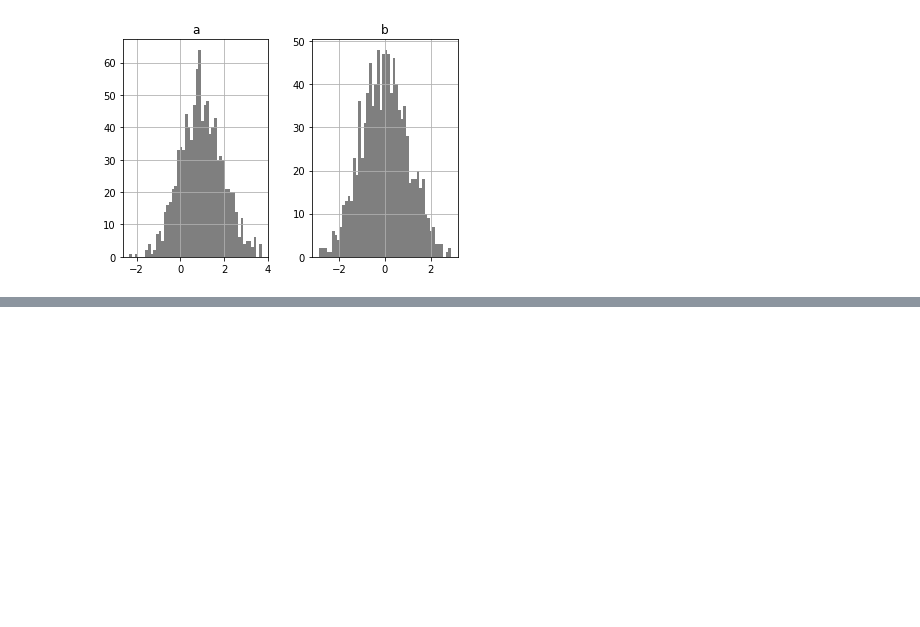
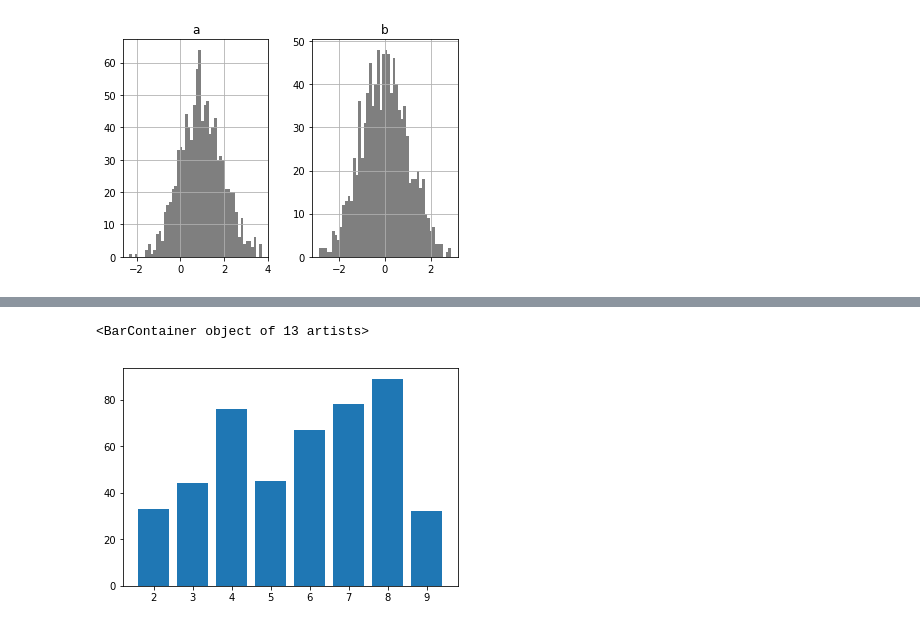
Before and after one commit to LaiYenShuo/Python_test, a Jupyter notebook: PLOT.ipynb, the cells around one changed output, grey strips where cells are left out. Saved outputs shown, nothing was run; the diff lists cells and outputs as text; code cells hidden in the pictures; blank space fills up the shorter version.

```diff
--- a/PLOT.ipynb
+++ b/PLOT.ipynb
@@ -59,0 +69,7 @@ df3.hist(color = 'k', alpha = 0.5, bins = 50);
+# %%
+x = [3,2,4,5,6,7,8,9,9,3,3,2,3]
+y = [1,33,76,45,67,78,89,32,1,22, 11,23,44]
+plt.bar(x, y)
+# %% [output]
+<BarContainer object of 13 artists>
+[figure, added]
```
Also changed, not shown: parts of 20 cells of this notebook.
